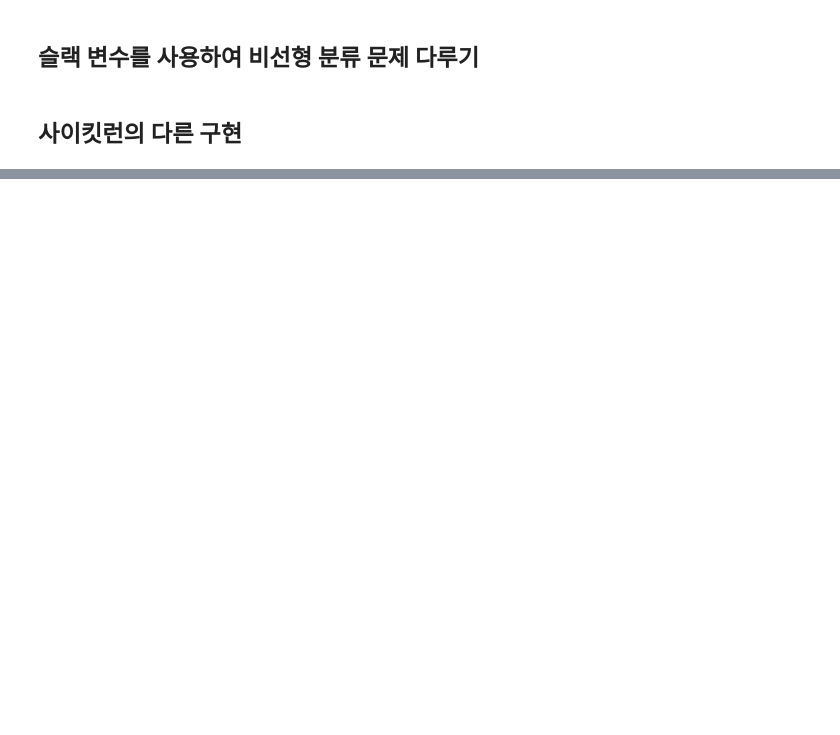
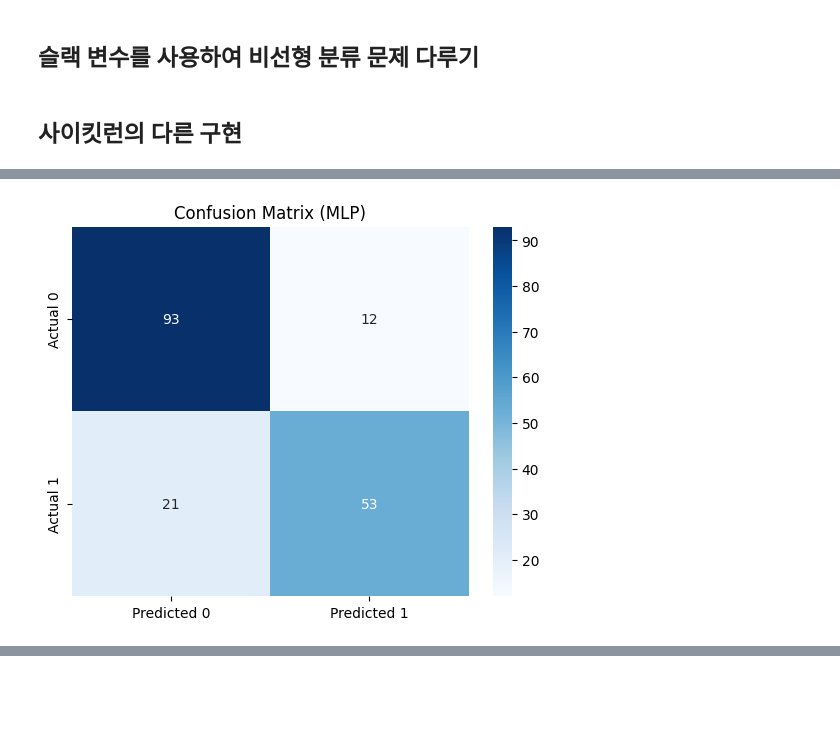
Before and after one commit to masterjms/Bigdata_analysis, a Jupyter notebook: 10주차/싸이킷런1.ipynb, the cells around one changed output, grey strips where cells are left out. Drawn from its saved outputs; the diff is of its cells as text; code cells hidden in the pictures; blank space fills up the shorter version.

```diff
--- a/10주차/싸이킷런1.ipynb
+++ b/10주차/싸이킷런1.ipynb
@@ -247,3 +297,72 @@ from sklearn.linear_model import SGDClassifier
 ppn = SGDClassifier(loss='perceptron')
 lr = SGDClassifier(loss='log')
 svm = SGDClassifier(loss='hinge')
+# %%
+import pandas as pd
+from sklearn.model_selection import train_test_split
+from sklearn.preprocessing import StandardScaler, LabelEncoder
+from sklearn.linear_model import LogisticRegression
+from sklearn.svm import SVC
+from sklearn.neural_network import MLPClassifier
+from sklearn.metrics import confusion_matrix, classification_report
+import seaborn as sns
+import matplotlib.pyplot as plt
+
+# 1. 데이터 로딩
+df = pd.read_csv('/workspaces/Bigdata_analysis/10주차/titanic.csv')
+
+# 2. 필요한 컬럼만 선택
+features = ['Pclass', 'Sex', 'Age', 'SibSp', 'Parch', 'Fare', 'Embarked']
+df = df[features + ['Survived']]
+
+# 3. 결측치 처리
+df['Age'].fillna(df['Age'].median(), inplace=True)
+df['Embarked'].fillna(df['Embarked'].mode()[0], inplace=True)
+
+# 4. 범주형 변수 인코딩
+df['Sex'] = LabelEncoder().fit_transform(df['Sex'])        # male=1, female=0
+df['Embarked'] = LabelEncoder().fit_transform(df['Embarked'])
+
+# 5. 입력/출력 분리
+X = df[features]
+y = df['Survived']
+
+# 6. train-test 분할
+X_train, X_test, y_train, y_test = train_test_split(X, y, test_size=0.2, random_state=42)
+
+# 7. 전처리 (스케일링)
+scaler = StandardScaler()
+X_train_scaled = scaler.fit_transform(X_train)
+X_test_scaled = scaler.transform(X_test)
+
+# 8. 모델 정의 및 학습
+mlp = MLPClassifier(hidden_layer_sizes=(10,), max_iter=1000, random_state=42)
+mlp.fit(X_train_scaled, y_train)
+log_reg = LogisticRegression(max_iter=1000, random_state=42)
+log_reg.fit(X_train_scaled, y_train)
+svm = SVC(kernel='linear', random_state=42)
+svm.fit(X_train_scaled, y_train)
+
+# 9. 예측
+mlp_pred = mlp.predict(X_test_scaled)
+log_pred = log_reg.predict(X_test_scaled)
+svm_pred = svm.predict(X_test_scaled)
+
+# 10. 평가 출력 함수
+def print_evaluation_results(model_name, y_true, y_pred):
+    print(f"\n=== {model_name} ===")
+    print(confusion_matrix(y_true, y_pred))
+    print(classification_report(y_true, y_pred, digits=3))
+
+# 11. 결과 출력
+print_evaluation_results("Perceptron (MLP)", y_test, mlp_pred)
+print_evaluation_results("Logistic Regression", y_test, log_pred)
+print_evaluation_results("SVM", y_test, svm_pred)
+
+# 12. Confusion Matrix 시각화 (MLP 기준)
+cm = confusion_matrix(y_test, mlp_pred)
+cm_df = pd.DataFrame(cm, index=['Actual 0', 'Actual 1'], columns=['Predicted 0', 'Predicted 1'])
+sns.heatmap(cm_df, annot=True, fmt='d', cmap='Blues')
+plt.title('Confusion Matrix (MLP)')
+plt.show()
+# %% [output]
@@ -249,0 +398 @@ svm = SGDClassifier(loss='hinge')
+[figure, added]
```
Also changed, not shown: parts of 16 cells of this notebook, 10 other files.
